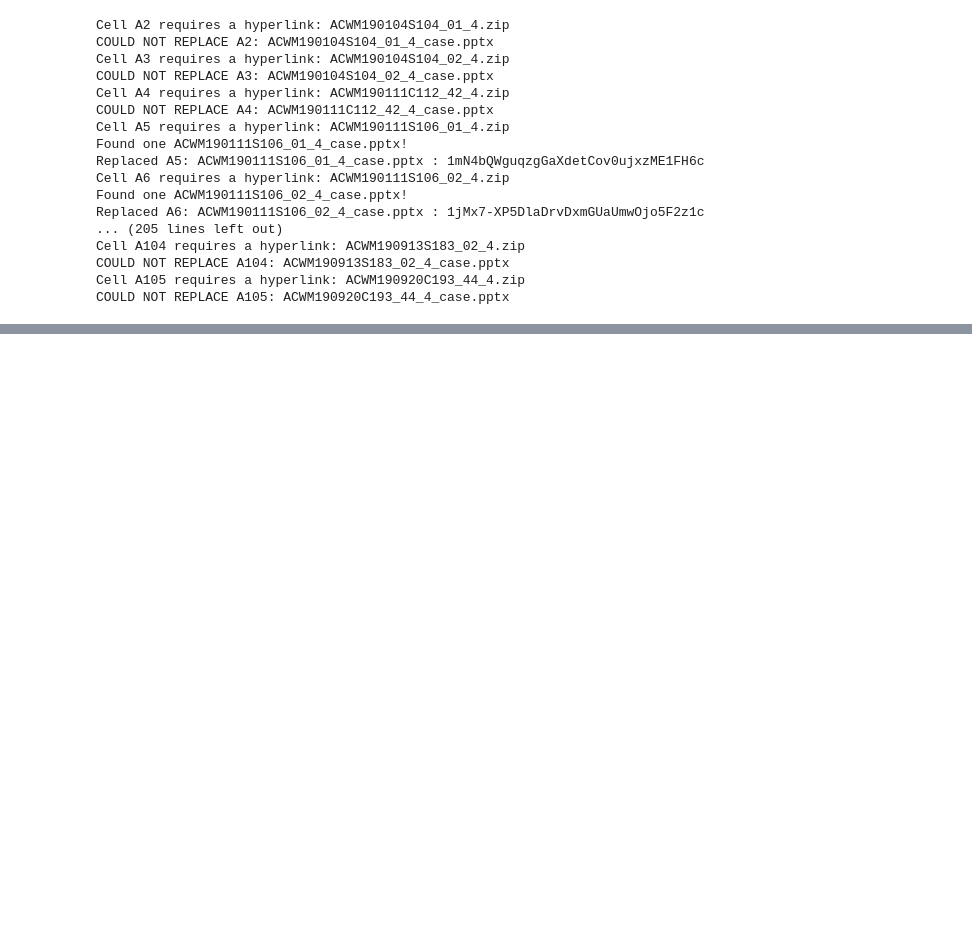
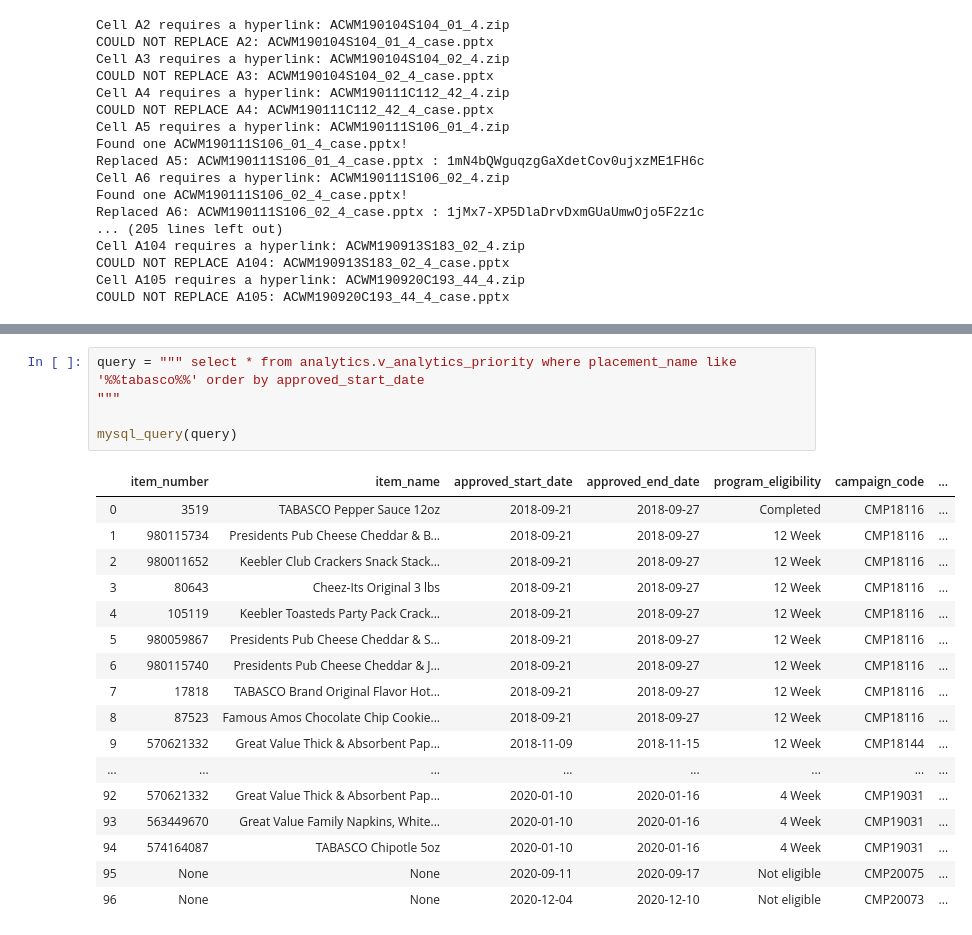
Before and after one commit to jayyufreeosk/case_list_refresh, a Jupyter notebook: notebooks/case_list_refresh_notebook.ipynb, the cells around one changed output, grey strips where cells are left out. Drawn from its saved outputs; the diff is of its cells as text; blank space fills up the shorter version.

```diff
--- a/notebooks/case_list_refresh_notebook.ipynb
+++ b/notebooks/case_list_refresh_notebook.ipynb
@@ -338,0 +740,23 @@ COULD NOT REPLACE A105: ACWM190920C193_44_4_case.pptx
+# %%
+query = """ select * from analytics.v_analytics_priority where placement_name like '%%tabasco%%' order by approved_start_date
+"""
+
+mysql_query(query)
+# %% [output]
+|  | item_number | item_name | approved_start_date | approved_end_date | program_eligibility | campaign_code | ... |
+| 0 | 3519 | TABASCO Pepper Sauce 12oz | 2018-09-21 | 2018-09-27 | Completed | CMP18116 | ... |
+| 1 | 980115734 | Presidents Pub Cheese Cheddar & B... | 2018-09-21 | 2018-09-27 | 12 Week | CMP18116 | ... |
+| 2 | 980011652 | Keebler Club Crackers Snack Stack... | 2018-09-21 | 2018-09-27 | 12 Week | CMP18116 | ... |
+| 3 | 80643 | Cheez-Its Original 3 lbs | 2018-09-21 | 2018-09-27 | 12 Week | CMP18116 | ... |
+| 4 | 105119 | Keebler Toasteds Party Pack Crack... | 2018-09-21 | 2018-09-27 | 12 Week | CMP18116 | ... |
+| 5 | 980059867 | Presidents Pub Cheese Cheddar & S... | 2018-09-21 | 2018-09-27 | 12 Week | CMP18116 | ... |
+| 6 | 980115740 | Presidents Pub Cheese Cheddar & J... | 2018-09-21 | 2018-09-27 | 12 Week | CMP18116 | ... |
+| 7 | 17818 | TABASCO Brand Original Flavor Hot... | 2018-09-21 | 2018-09-27 | 12 Week | CMP18116 | ... |
+| 8 | 87523 | Famous Amos Chocolate Chip Cookie... | 2018-09-21 | 2018-09-27 | 12 Week | CMP18116 | ... |
+| 9 | 570621332 | Great Value Thick & Absorbent Pap... | 2018-11-09 | 2018-11-15 | 12 Week | CMP18144 | ... |
+| ... | ... | ... | ... | ... | ... | ... | ... |
+| 92 | 570621332 | Great Value Thick & Absorbent Pap... | 2020-01-10 | 2020-01-16 | 4 Week | CMP19031 | ... |
+| 93 | 563449670 | Great Value Family Napkins, White... | 2020-01-10 | 2020-01-16 | 4 Week | CMP19031 | ... |
+| 94 | 574164087 | TABASCO Chipotle 5oz | 2020-01-10 | 2020-01-16 | 4 Week | CMP19031 | ... |
+| 95 | None | None | 2020-09-11 | 2020-09-17 | Not eligible | CMP20075 | ... |
+| 96 | None | None | 2020-12-04 | 2020-12-10 | Not eligible | CMP20073 | ... |
```
Also changed, not shown: parts of 16 cells of this notebook, 16 other files.
